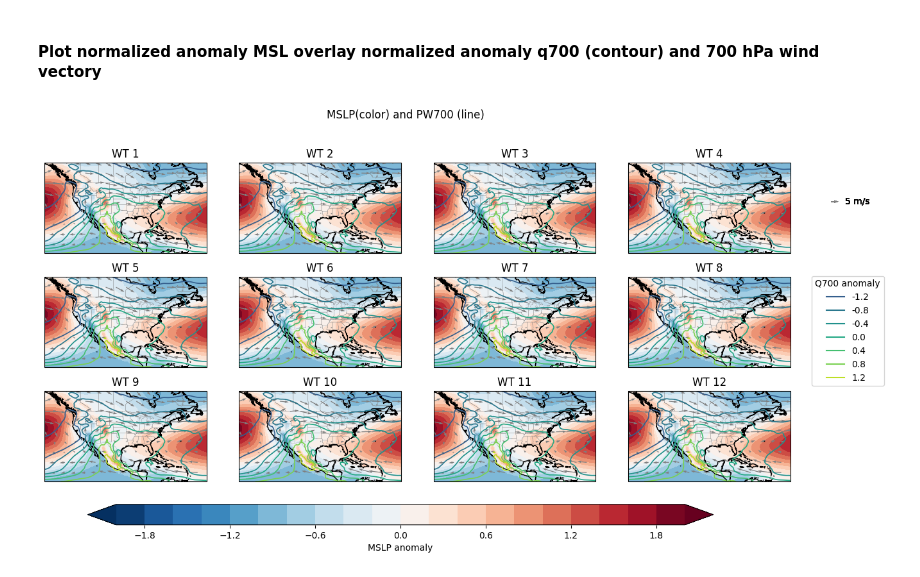
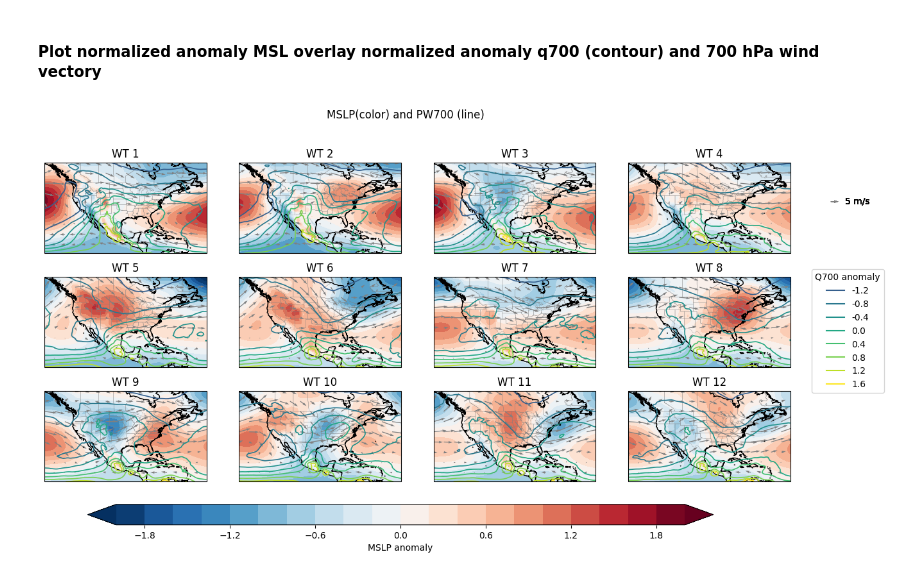
Before and after one commit to ming80302/COEXIST, a Jupyter notebook: qmsl_wt_ERAI_new.ipynb, the cells around one changed output. Drawn from its saved outputs; the diff is of its cells as text; code cells hidden in the pictures.

```diff
--- a/qmsl_wt_ERAI_new.ipynb
+++ b/qmsl_wt_ERAI_new.ipynb
@@ -381,13 +381,12 @@ for nw in range(12):
 ct = 0
 for nr in range(0,3):
     for nc in range(0,4):
-        msl_img = axs[nr,nc].contourf(lon_1d, lat_1d, msl_new[values[nw]-1], levels=levels, cmap='RdBu_r', extend='both')
-        # pw =axs[nr,nc].contour(rgrLonWT, rgrLatWT, rgrCentroids[ct,2],colors='k')
-        cntr = axs[nr,nc].contour(lon_1d, lat_1d, q700_new[values[nw]-1], cmap = 'viridis', linewidths=1.2, levels=7, vmin=-2, vmax=2)
+        msl_img = axs[nr,nc].contourf(lon_1d, lat_1d, msl_new[ct], levels=levels, cmap='RdBu_r', extend='both')
+        cntr = axs[nr,nc].contour(lon_1d, lat_1d, q700_new[ct], cmap = 'viridis', linewidths=1.2, levels=7, vmin=-2, vmax=2)
 
-        #axs[nr,nc].barbs(lon_1d[::8], lat_1d[::8], u700[ct,::8,::8], v700[ct,::8,::8],pivot="middle", length=4)
+
         # add legend of arrow created with quiver
-        Q=axs[nr,nc].quiver(lon_1d[::8], lat_1d[::8], u700_new[values[nw]-1,::8,::8], v700_new[values[nw]-1 ,::8,::8], color = 'grey' )
+        Q=axs[nr,nc].quiver(lon_1d[::8], lat_1d[::8], u700_new[ct,::8,::8], v700_new[ct ,::8,::8], color = 'grey' )
         #axs[nr,nc].quiverkey(Q, 0.95, 0.8, 5, r'$5 \frac{m}{s}$', labelpos='E',coordinates='figure')
         axs[nr,nc].quiverkey(Q, 0.95, 0.8, 5, '5 m/s', labelpos='E',coordinates='figure')
 
@@ -396,31 +395,31 @@ for nr in range(0,3):
         axs[nr, nc].add_feature(cfeature.STATES, zorder=1, linewidth=.2, edgecolor='grey')
 
         axs[nr,nc].title.set_text("WT " + str(ct+1))
         ct += 1
 
 # Set a Single Main Title for All the Subplots
 fig.suptitle('MSLP(color) and PW700 (line)', fontsize=12)
 
 # rect : This parameter is the dimensions [left, bottom, width, height] of the new axes.
 
 fig.subplots_adjust(bottom=0.25)
 cbar_ax = fig.add_axes([0.17, 0.17, 0.65, 0.04])
 clb = fig.colorbar(msl_img, cax=cbar_ax, orientation="horizontal");
 clb.set_label('MSLP anomaly')
 
 #h = cntr.collections
 proxy_lines = []
 for i, level in enumerate(cntr.levels):
         paths = cntr.collections[i].get_paths()
         if paths:  # Check if there are any paths for this level
             color = cntr.collections[i].get_edgecolor()[0]
             proxy_lines.append(plt.Line2D([0], [0], color=color))
 l = [f'{a:.1f}' for a in cntr.levels]
 fig.legend(proxy_lines,l, loc='center right', title='Q700 anomaly')
 
 #  for a paper, a thesis, or a poster, 600dpi should be good enough.
 dir_plot = '/glade/campaign/mmm/c3we/mingge/COEXIST/PLOT/PAPER/'
 # 300 dpi (the minimum requirement for many journals):
 plt.savefig(dir_plot + 'qmsl_wt_ERAI.pdf', dpi=600, bbox_inches='tight')
 # %% [output]
-[figure, old version]
+[figure, new version]
```
